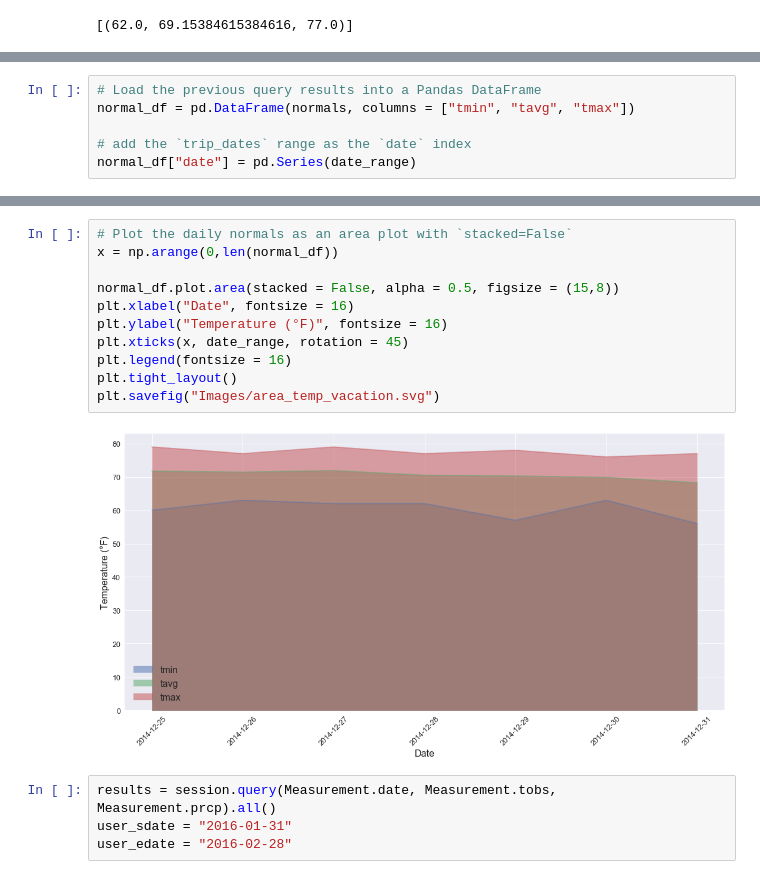
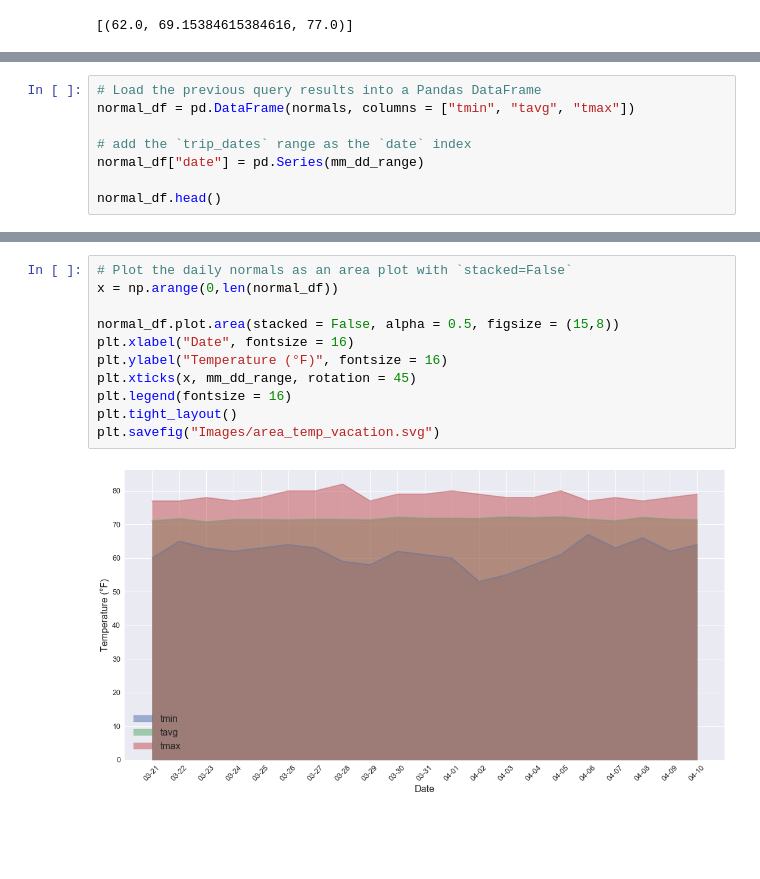
Before and after one commit to rochiecuevas/climate_analysis, a Jupyter notebook: climate_starter.ipynb, the cells around one changed output, grey strips where cells are left out. Saved outputs shown, nothing was run; the diff lists cells and outputs as text; blank space fills up the shorter version.

```diff
--- a/climate_starter.ipynb
+++ b/climate_starter.ipynb
@@ -705,4 +742,6 @@ normals
 normal_df = pd.DataFrame(normals, columns = ["tmin", "tavg", "tmax"])
 
 # add the `trip_dates` range as the `date` index
-normal_df["date"] = pd.Series(date_range)
+normal_df["date"] = pd.Series(mm_dd_range)
+
+normal_df.head()
@@ -709,17 +755,13 @@ normal_df["date"] = pd.Series(date_range)
 # %%
 # Plot the daily normals as an area plot with `stacked=False`
 x = np.arange(0,len(normal_df))
 
 normal_df.plot.area(stacked = False, alpha = 0.5, figsize = (15,8))
 plt.xlabel("Date", fontsize = 16)
 plt.ylabel("Temperature (°F)", fontsize = 16)
-plt.xticks(x, date_range, rotation = 45)
+plt.xticks(x, mm_dd_range, rotation = 45)
 plt.legend(fontsize = 16)
 plt.tight_layout()
 plt.savefig("Images/area_temp_vacation.svg")
 # %% [output]
-[figure, old version]
+[figure, new version]
-# %%
-results = session.query(Measurement.date, Measurement.tobs, Measurement.prcp).all()
-user_sdate = "2016-01-31"
-user_edate = "2016-02-28"
```
Also changed, not shown: parts of 10 cells of this notebook, 11 other files.
